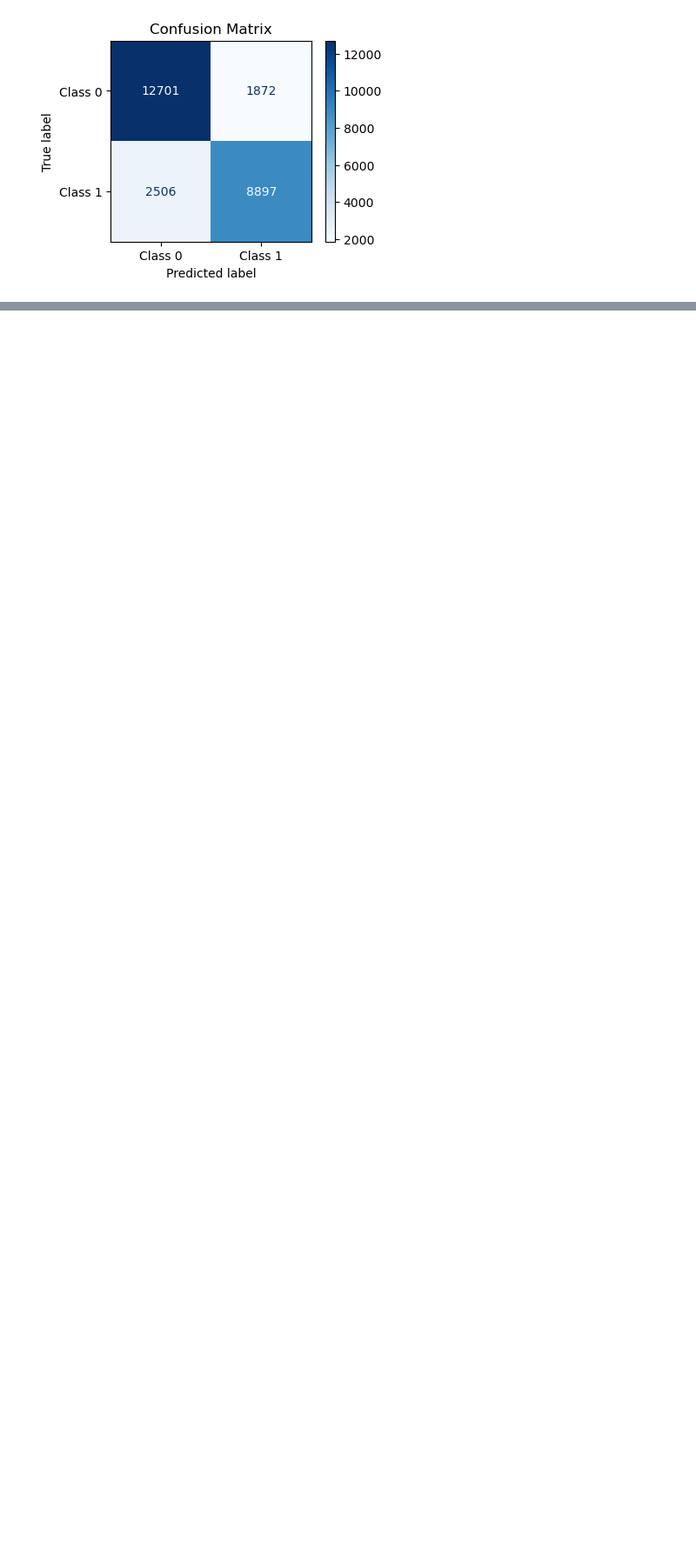
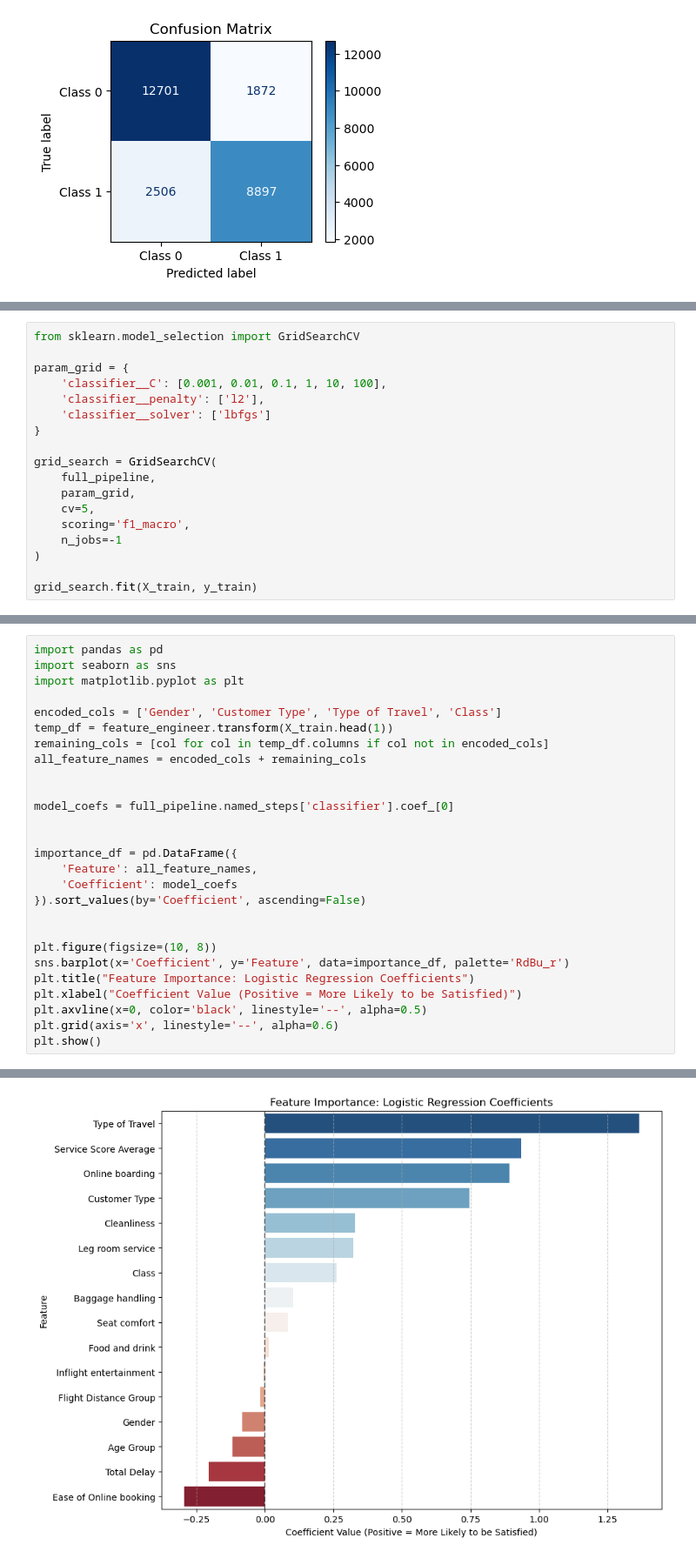
Before and after one commit to IuliaBunescu/airline-satisfaction-classification, a Jupyter notebook: notebooks/Karina_lr.ipynb, the cells around one changed output, grey strips where cells are left out. Shown at 87% size. Drawn from its saved outputs; the diff is of its cells as text; blank space fills up the shorter version.

```diff
--- a/notebooks/Karina_lr.ipynb
+++ b/notebooks/Karina_lr.ipynb
@@ -310,0 +353,18 @@ F1 Macro: 0.8668
+# %%
+from sklearn.model_selection import GridSearchCV
+
+param_grid = {
+    'classifier__C': [0.001, 0.01, 0.1, 1, 10, 100],
+    'classifier__penalty': ['l2'],
+    'classifier__solver': ['lbfgs']
+}
+
+grid_search = GridSearchCV(
+    full_pipeline,
+    param_grid,
+    cv=5,
+    scoring='f1_macro',
+    n_jobs=-1
+)
+
+grid_search.fit(X_train, y_train)
@@ -310,0 +480,28 @@ F1 Macro: 0.8668
+# %%
+import pandas as pd
+import seaborn as sns
+import matplotlib.pyplot as plt
+
+encoded_cols = ['Gender', 'Customer Type', 'Type of Travel', 'Class']
+temp_df = feature_engineer.transform(X_train.head(1))
+remaining_cols = [col for col in temp_df.columns if col not in encoded_cols]
+all_feature_names = encoded_cols + remaining_cols
+
+
+model_coefs = full_pipeline.named_steps['classifier'].coef_[0]
+
+
+importance_df = pd.DataFrame({
+    'Feature': all_feature_names,
+    'Coefficient': model_coefs
+}).sort_values(by='Coefficient', ascending=False)
+
+
+plt.figure(figsize=(10, 8))
+sns.barplot(x='Coefficient', y='Feature', data=importance_df, palette='RdBu_r')
+plt.title("Feature Importance: Logistic Regression Coefficients")
+plt.xlabel("Coefficient Value (Positive = More Likely to be Satisfied)")
+plt.axvline(x=0, color='black', linestyle='--', alpha=0.5)
+plt.grid(axis='x', linestyle='--', alpha=0.6)
+plt.show()
+# %% [output]
@@ -310,0 +511 @@ F1 Macro: 0.8668
+[figure, added]
```
Also changed, not shown: parts of 13 cells of this notebook, 2 other files.
